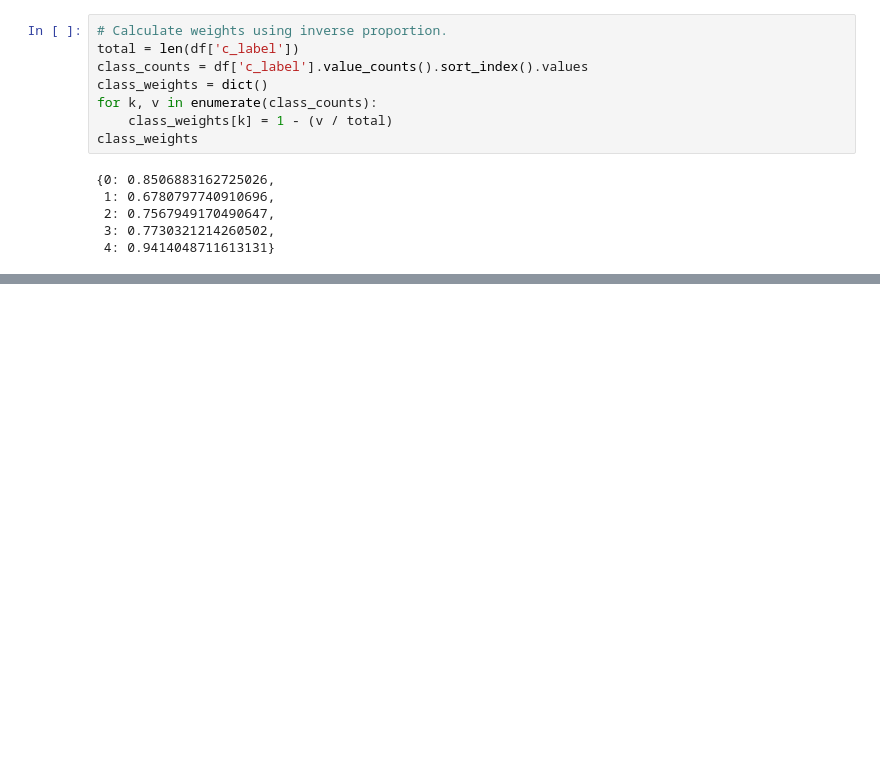
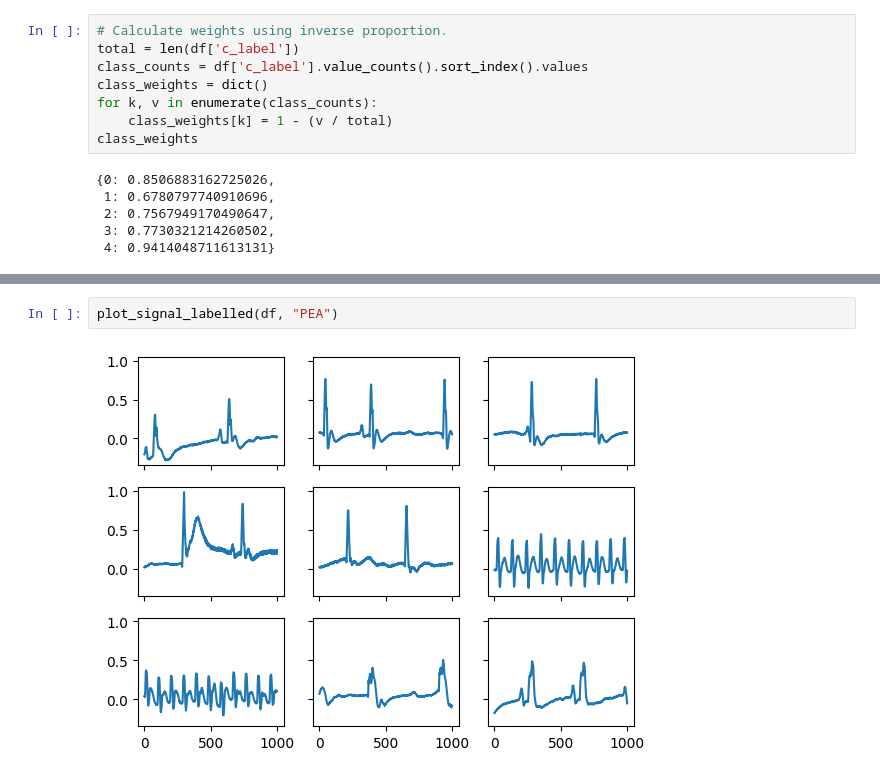
Before and after one commit to halli2/heart_rythm_interpretation, a Jupyter notebook: notebooks/data_vizualisation.ipynb, the cells around one changed output, grey strips where cells are left out. Drawn from its saved outputs; the diff is of its cells as text; blank space fills up the shorter version.

```diff
--- a/notebooks/data_vizualisation.ipynb
+++ b/notebooks/data_vizualisation.ipynb
@@ -92,0 +114,4 @@ class_weights
+# %%
+plot_signal_labelled(df, "PEA")
+# %% [output]
+[figure, added]
```
Also changed, not shown: parts of 13 cells of this notebook, 2 other files.
